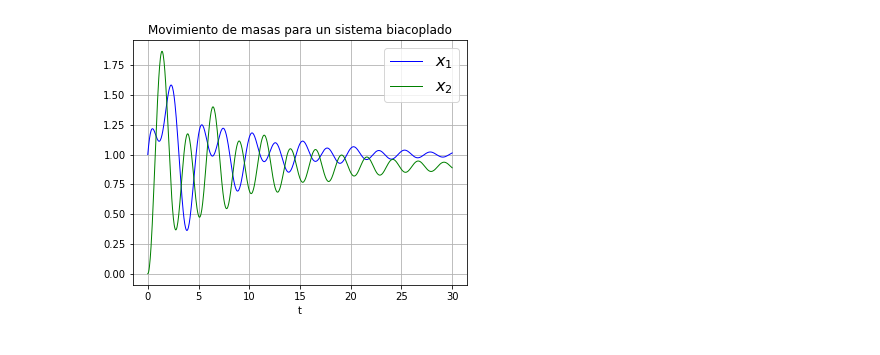
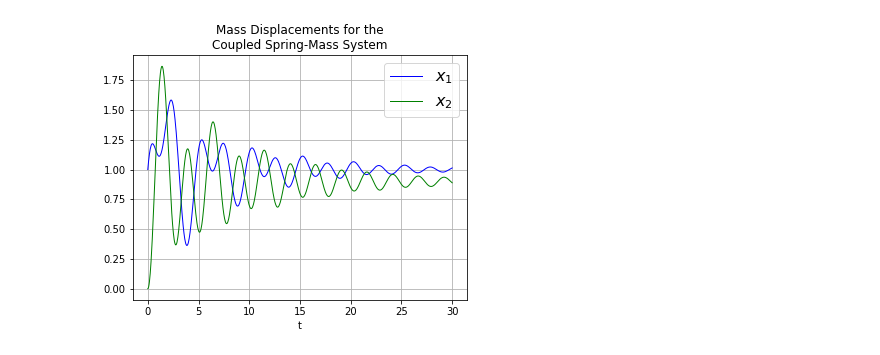
Before and after one commit to FidelNavarro/computacional, a Jupyter notebook: Actividad9/actividad9.ipynb, the cells around one changed output. Cells and saved outputs as stored; diff of their text form; code cells hidden in the pictures.

```diff
--- a/Actividad9/actividad9.ipynb
+++ b/Actividad9/actividad9.ipynb
@@ -49,26 +49,26 @@ wsol = odeint(vectorfield, w0, t, args=(p,), atol=abserr, rtol=relerr)
 for t1, w1 in zip(t, wsol):
     print (t1, w1[0], w1[1], w1[2], w1[3],file =open('dos_resortes ','a'))
 # %%
-#Graficamos la solución generada
+# Plot the solution that was generated
 
 from numpy import loadtxt
 import matplotlib.pyplot as plt
 from matplotlib.font_manager import FontProperties
 
 t, x1, xy, x2, y2 = loadtxt('dos_resortes', unpack=True)
 
 plt.figure(figsize=(6, 4.5))
 
 plt.xlabel('t')
 plt.grid()
 #hold(True)
 lw = 1
 
 plt.plot(t, x1, 'b', linewidth=lw)
 plt.plot(t, x2, 'g', linewidth=lw)
 
 plt.legend((r'$x_1$', r'$x_2$'), prop=FontProperties(size=16))
-plt.title('Movimiento de masas para un sistema biacoplado')
-plt.savefig('resortes.png', dpi=100)
+plt.title('Mass Displacements for the\nCoupled Spring-Mass System')
+plt.savefig('two_springs.png', dpi=100)
 # %% [output]
-[figure, old version]
+[figure, new version]
```
Also changed, not shown: 2 other files.
